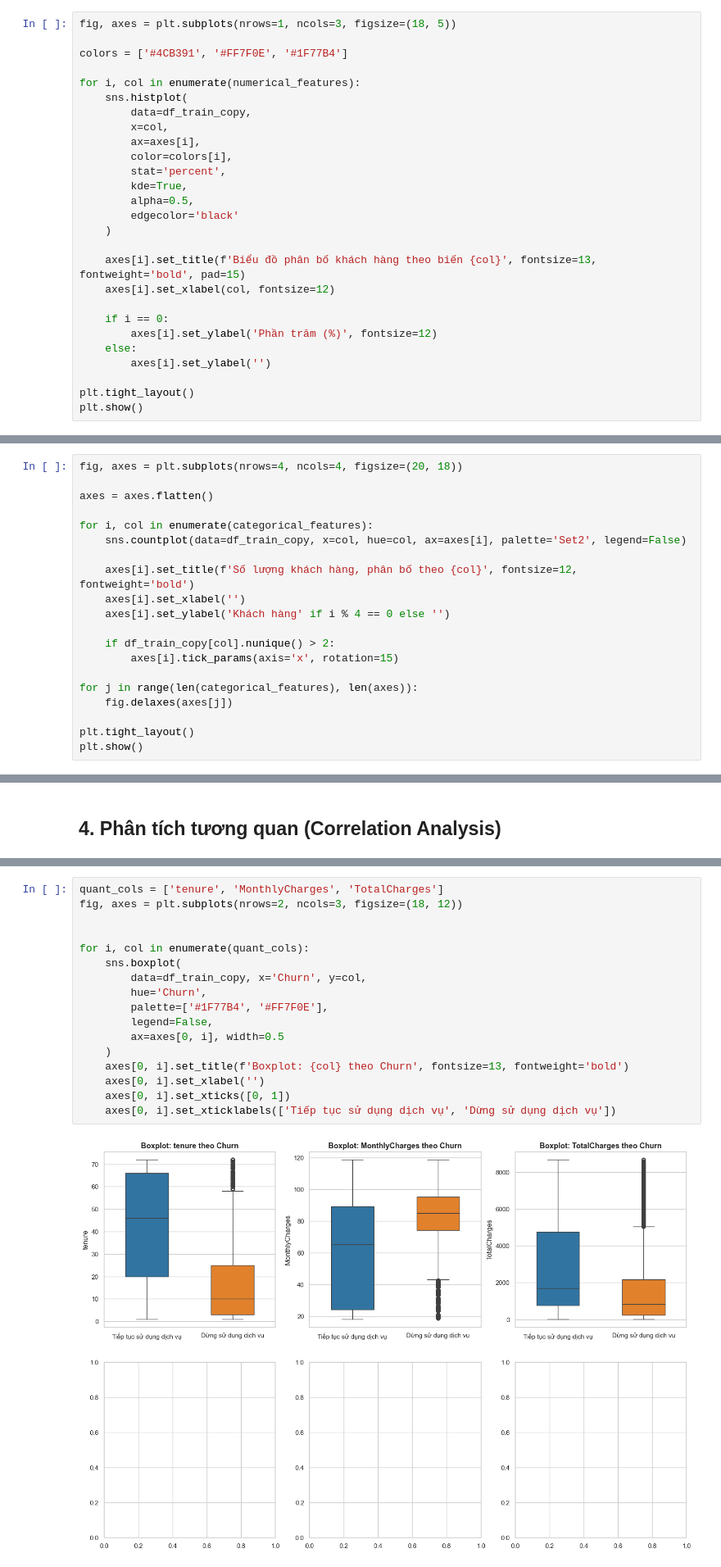
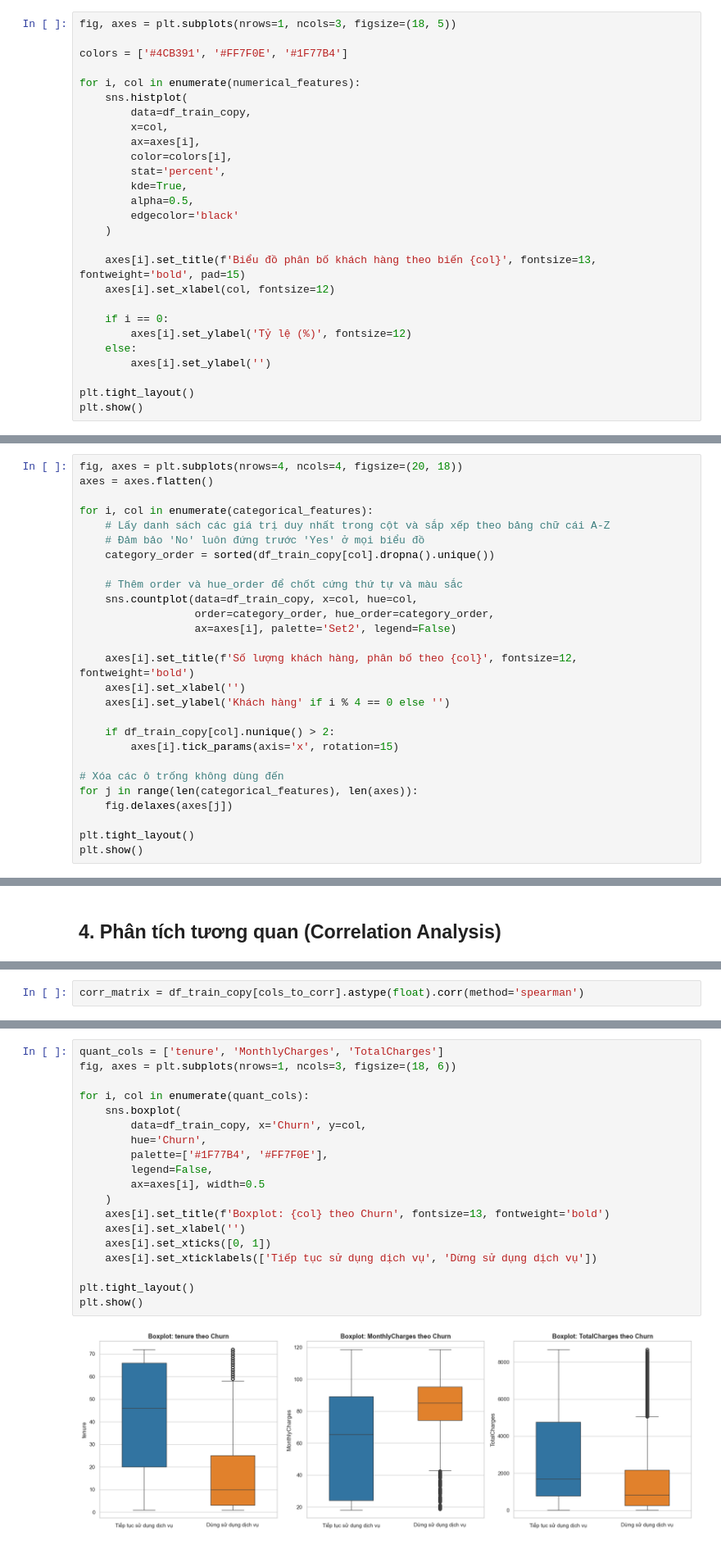
Before and after one commit to HoangKhang226/Customer-Churn-MLOPs, a Jupyter notebook: EDA/hnyuquhn.ipynb, the cells around one changed output, grey strips where cells are left out. Shown at 82% size. Saved outputs shown, nothing was run; the diff lists cells and outputs as text.

```diff
--- a/EDA/hnyuquhn.ipynb
+++ b/EDA/hnyuquhn.ipynb
@@ -284,7 +377,7 @@ for i, col in enumerate(numerical_features):
     axes[i].set_xlabel(col, fontsize=12)
 
     if i == 0:
-        axes[i].set_ylabel('Phần trăm (%)', fontsize=12)
+        axes[i].set_ylabel('Tỷ lệ (%)', fontsize=12)
     else:
         axes[i].set_ylabel('')
 
@@ -418,11 +511,17 @@ Name: count, dtype: int64
 **Trực quan hóa các biến định tính bằng đồ thị Boxplot để quan sát phân bố**
 # %%
 fig, axes = plt.subplots(nrows=4, ncols=4, figsize=(20, 18))
-
 axes = axes.flatten()
 
 for i, col in enumerate(categorical_features):
-    sns.countplot(data=df_train_copy, x=col, hue=col, ax=axes[i], palette='Set2', legend=False)
+    # Lấy danh sách các giá trị duy nhất trong cột và sắp xếp theo bảng chữ cái A-Z
+    # Đảm bảo 'No' luôn đứng trước 'Yes' ở mọi biểu đồ
+    category_order = sorted(df_train_copy[col].dropna().unique())
+
+    # Thêm order và hue_order để chốt cứng thứ tự và màu sắc
+    sns.countplot(data=df_train_copy, x=col, hue=col,
+                  order=category_order, hue_order=category_order,
+                  ax=axes[i], palette='Set2', legend=False)
 
     axes[i].set_title(f'Số lượng khách hàng, phân bố theo {col}', fontsize=12, fontweight='bold')
     axes[i].set_xlabel('')
@@ -431,6 +530,7 @@ for i, col in enumerate(categorical_features):
     if df_train_copy[col].nunique() > 2:
         axes[i].tick_params(axis='x', rotation=15)
 
+# Xóa các ô trống không dùng đến
 for j in range(len(categorical_features), len(axes)):
     fig.delaxes(axes[j])
 
@@ -483,0 +650,2 @@ plt.show()
+# %%
+corr_matrix = df_train_copy[cols_to_corr].astype(float).corr(method='spearman')
@@ -583,23 +781,25 @@ plt.show()
 [figure]
 # %%
 quant_cols = ['tenure', 'MonthlyCharges', 'TotalCharges']
-fig, axes = plt.subplots(nrows=2, ncols=3, figsize=(18, 12))
-
+fig, axes = plt.subplots(nrows=1, ncols=3, figsize=(18, 6))
 
 for i, col in enumerate(quant_cols):
     sns.boxplot(
         data=df_train_copy, x='Churn', y=col,
         hue='Churn',
         palette=['#1F77B4', '#FF7F0E'],
         legend=False,
-        ax=axes[0, i], width=0.5
+        ax=axes[i], width=0.5
     )
-    axes[0, i].set_title(f'Boxplot: {col} theo Churn', fontsize=13, fontweight='bold')
-    axes[0, i].set_xlabel('')
-    axes[0, i].set_xticks([0, 1])
-    axes[0, i].set_xticklabels(['Tiếp tục sử dụng dịch vụ', 'Dừng sử dụng dịch vụ'])
+    axes[i].set_title(f'Boxplot: {col} theo Churn', fontsize=13, fontweight='bold')
+    axes[i].set_xlabel('')
+    axes[i].set_xticks([0, 1])
+    axes[i].set_xticklabels(['Tiếp tục sử dụng dịch vụ', 'Dừng sử dụng dịch vụ'])
+
+plt.tight_layout()
+plt.show()
 # %% [output]
-[figure, old version]
+[figure, new version]
 # %%
 corr_quant = df_train_copy[quant_cols + ['Churn']].corr()['Churn'].drop('Churn').sort_values(ascending=False)
 
```
Also changed, not shown: parts of 38 cells of this notebook.
